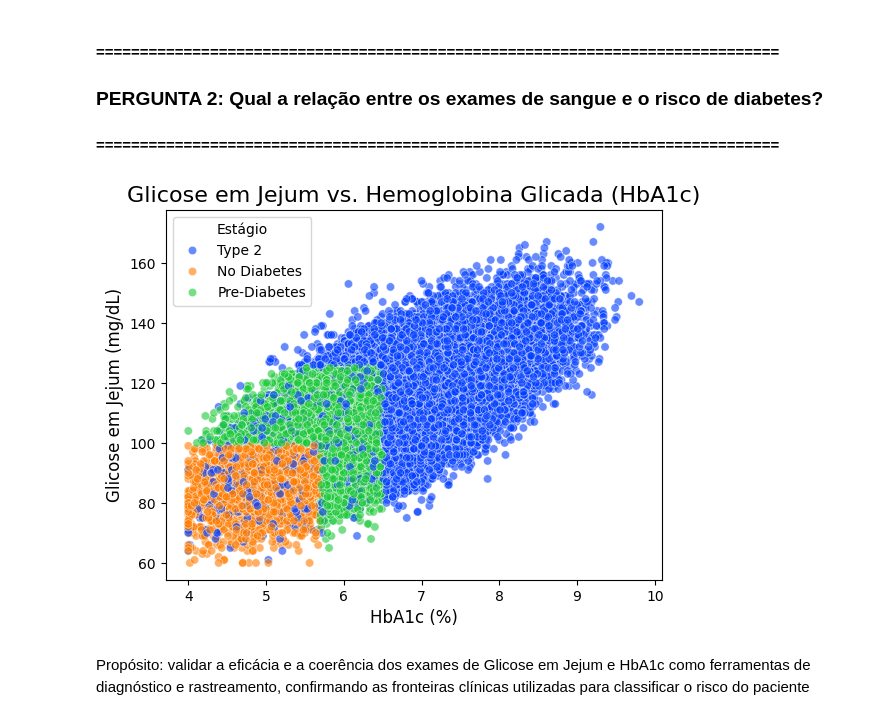
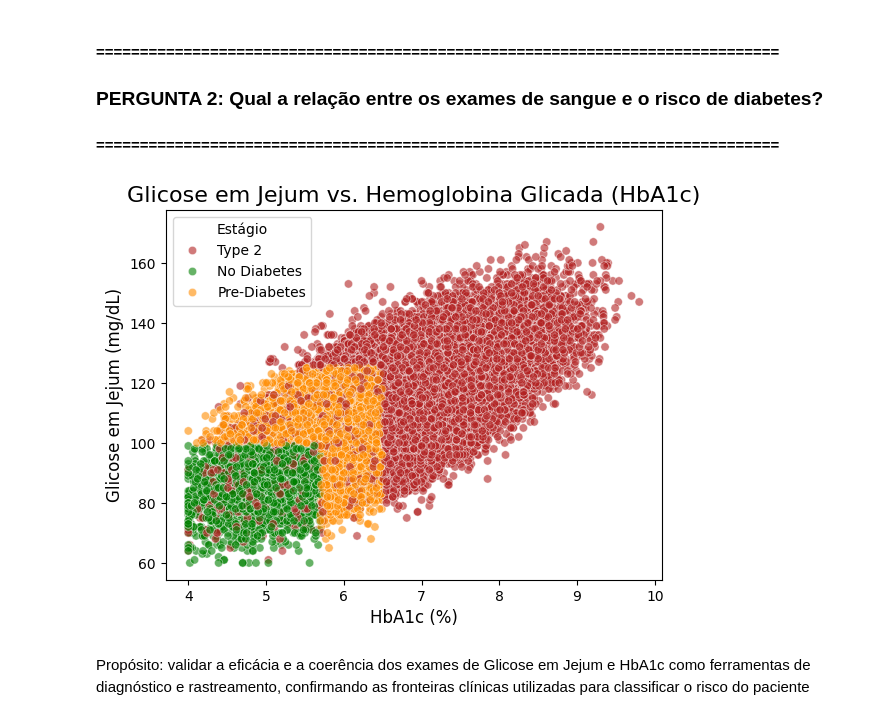
Before and after one commit to EvertonTeix/CdD_2025.2, a Jupyter notebook: notebooks/dataset_diabetes.ipynb, the cells around one changed output. Saved outputs shown, nothing was run; the diff lists cells and outputs as text; code cells hidden in the pictures.

```diff
--- a/notebooks/dataset_diabetes.ipynb
+++ b/notebooks/dataset_diabetes.ipynb
@@ -206,11 +188,19 @@ for p in ax1.patches:
                 ha='center', va='center', xytext=(0, 10), textcoords='offset points')
 
 # Gráfico 2: Distribuição Detalhada (Estágios)
+palette = {
+    'No Diabetes': '#008000',
+    'Pre-Diabetes': '#FF8C00',
+    'Type 2': '#B22222',
+    'Type 1': '#1E90FF',
+    'Gestational': '#8A2BE2'
+}
+
 sns.countplot(
     data=df,
     x='diabetes_stage',
     order=df['diabetes_stage'].value_counts().index,
-    palette='Set1',
+    palette=[palette[stage] for stage in df['diabetes_stage'].value_counts().index],
     ax=ax2
 )
 
@@ -224,7 +214,6 @@ ax2.set_xlabel('Estágio do Diabetes', fontsize=12)
 ax2.set_ylabel('Contagem de Pacientes', fontsize=12)
 ax2.tick_params(axis='x', rotation=45)
 
-
 plt.suptitle('Distribuição da Classificação de Diabetes', fontsize=20, y=1.03)
 sns.despine(fig=fig)
 plt.tight_layout()
@@ -268,25 +257,29 @@ Ação/Decisão: quando for trabalhado modelos preditivos coluna diagnosed_diabe
 ### PERGUNTA 2: Qual a relação entre os exames de sangue e o risco de diabetes?
 #### ==============================================================================
 # %%
+palette_subset = {
+    stage: color for stage, color in palette.items() if stage in ['No Diabetes', 'Pre-Diabetes', 'Type 2']
+}
+
 df_subset = df[df['diabetes_stage'].isin(['No Diabetes', 'Pre-Diabetes', 'Type 2'])]
 os.makedirs(os.path.join(FIGURES_PATH, 'pergunta02'), exist_ok=True)
 
 sns.scatterplot(
     data=df_subset,
     x='hba1c',
     y='glucose_fasting',
     hue='diabetes_stage',
-    palette='bright',
+    palette=palette_subset,
     alpha=0.6
 )
 plt.title('Glicose em Jejum vs. Hemoglobina Glicada (HbA1c)', fontsize=16)
 plt.xlabel('HbA1c (%)', fontsize=12)
 plt.ylabel('Glicose em Jejum (mg/dL)', fontsize=12)
 plt.legend(title='Estágio')
 plt.savefig(os.path.join(FIGURES_PATH, 'pergunta02', 'scatter_hba1c_vs_glicose.png'), dpi=300, bbox_inches='tight')
 plt.show()
 # %% [output]
-[figure, old version]
+[figure, new version]
 # %% [markdown]
 Propósito: validar a eficácia e a coerência dos exames de Glicose em Jejum e HbA1c como ferramentas de diagnóstico e rastreamento, confirmando as fronteiras clínicas utilizadas para classificar o risco do paciente
 # %% [markdown]
```
Also changed, not shown: parts of 5 cells of this notebook, 4 other files.
